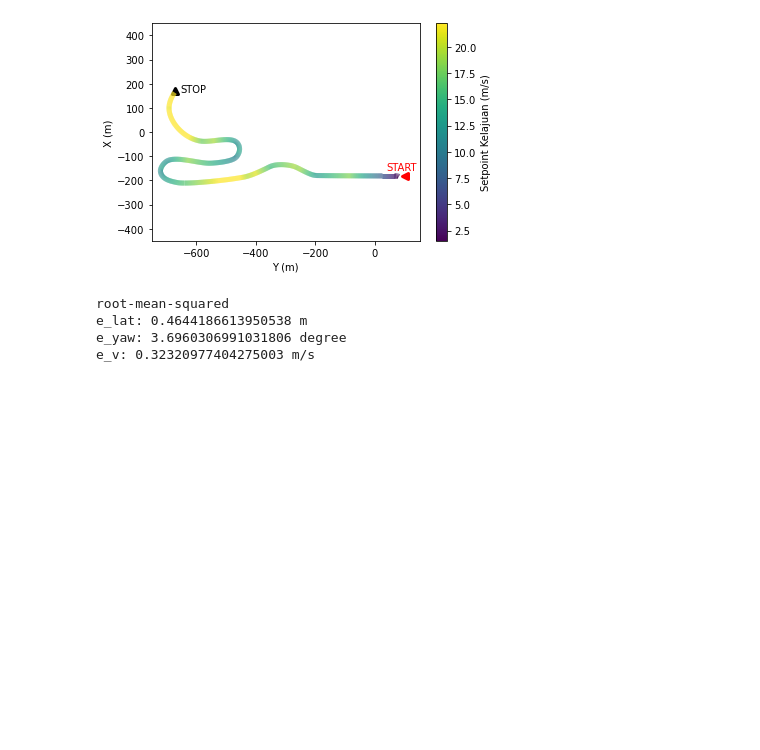
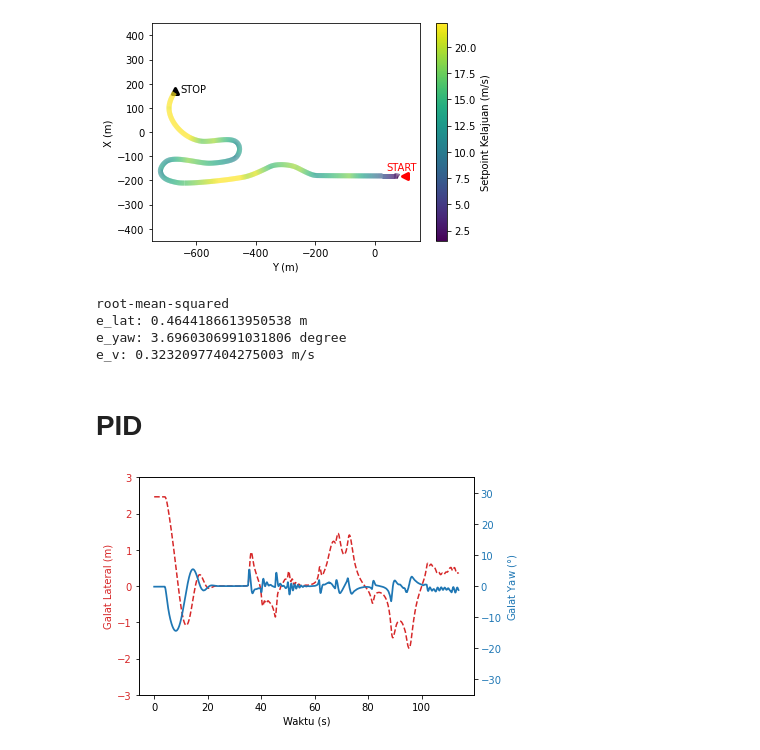
Before and after one commit to fadamsyah/final-project, a Jupyter notebook: CARLA Simulation Result/Hasil Simulasi CARLA.ipynb, the cells around one changed output. Drawn from its saved outputs; the diff is of its cells as text; code cells hidden in the pictures; blank space fills up the shorter version.

```diff
--- a/CARLA Simulation Result/Hasil Simulasi CARLA.ipynb
+++ b/CARLA Simulation Result/Hasil Simulasi CARLA.ipynb
@@ -121,3 +123,41 @@ root-mean-squared
 e_lat: 0.4644186613950538 m
 e_yaw: 3.6960306991031806 degree
 e_v: 0.32320977404275003 m/s
+# %% [markdown]
+# PID
+# %%
+df = pd.read_csv('data/pid.csv')
+# df.head()
+# %%
+t = df['time'].values
+v = df['speed'].values
+v_desired = df['sp_v'].values
+throttle = df['throttle'].values
+brake = df['brake'].values
+steer = df['steer'].values
+x = df['x'].values
+y = df['y'].values
+yaw = df['yaw'].values
+elat = df['elat'].values
+eyaw = df['eyaw'].values
+ev = df['ev'].values
+# %%
+fig, ax1 = plt.subplots()
+
+color = 'tab:red'
+ax1.set_xlabel('Waktu (s)')
+ax1.set_ylabel('Galat Lateral (m)', color=color)
+ax1.plot(t-t[0], elat, color=color, linestyle='--')
+ax1.tick_params(axis='y', labelcolor=color)
+ax1.set_ylim(min(lim_lat), max(lim_lat))
+
+ax2 = ax1.twinx()  # instantiate a second axes that shares the same x-axis
+color = 'tab:blue'
+ax2.set_ylabel(r'Galat Yaw $(\degree)$', color=color)  # we already handled the x-label with ax1
+ax2.plot(t-t[0],  eyaw*180/np.pi, color=color, linewidth=1.75)
+ax2.tick_params(axis='y', labelcolor=color)
+ax2.set_ylim(min(lim_yaw), max(lim_yaw))
+fig.savefig('img/pid_lateral', dpi=600, transparent=True)
+plt.show()
+# %% [output]
+[figure, added]
```
Also changed, not shown: parts of 17 cells of this notebook, 15 other files.
